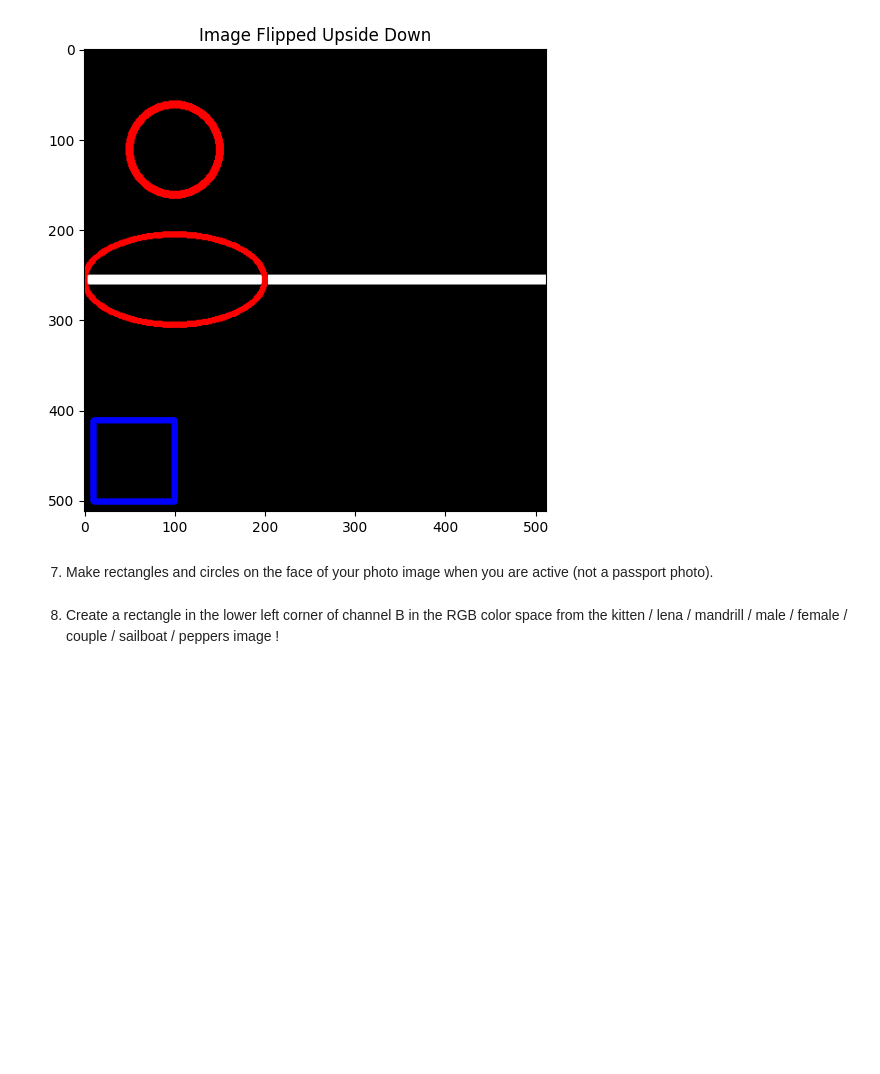
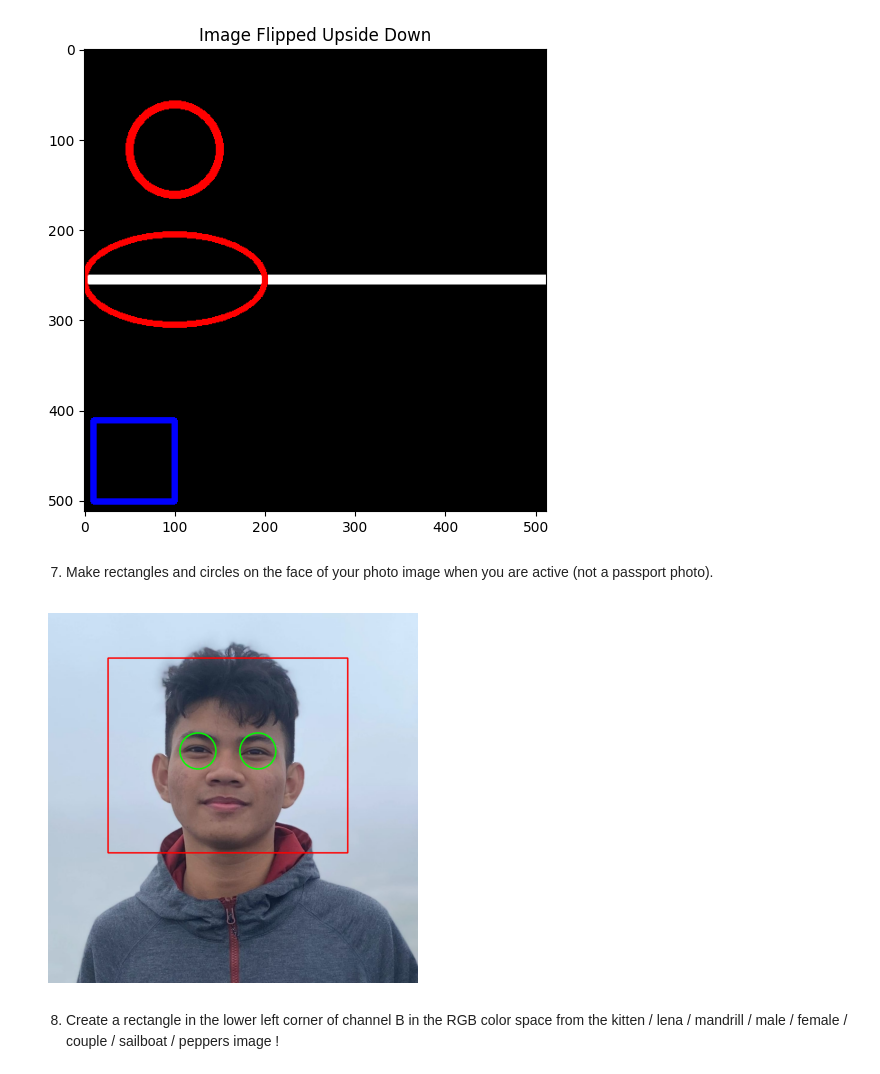
Before and after one commit to Golden028/PCVK, a Jupyter notebook: Week2.ipynb, the cells around one changed output. Saved outputs shown, nothing was run; the diff lists cells and outputs as text; code cells hidden in the pictures; blank space fills up the shorter version.

```diff
--- a/Week2.ipynb
+++ b/Week2.ipynb
@@ -242,6 +242,23 @@ plt.show()
 # %% [markdown]
 7. Make rectangles and circles on the face of your photo image when you are active
 (not a passport photo).
+# %%
+img = cv.imread('/content/drive/MyDrive/PCVK/Images/Self.jpg')
+
+face_img = img.copy()
+
+cv.rectangle(face_img, (200, 150), (1000, 800), (0, 0, 255), 3)
+
+cv.circle(face_img, (500, 460), 60, (0, 255, 0), 3)
+cv.circle(face_img, (700, 460), 60, (0, 255, 0), 3)
+
+face_img_rgb = cv.cvtColor(face_img, cv.COLOR_BGR2RGB)
+
+plt.imshow(face_img_rgb)
+plt.axis("off")
+plt.show()
+# %% [output]
+[figure, added]
 # %% [markdown]
 8. Create a rectangle in the lower left corner of channel B in the RGB color space from
 the kitten / lena / mandrill / male / female / couple / sailboat / peppers image !
```
Also changed, not shown: parts of 2 cells of this notebook.
